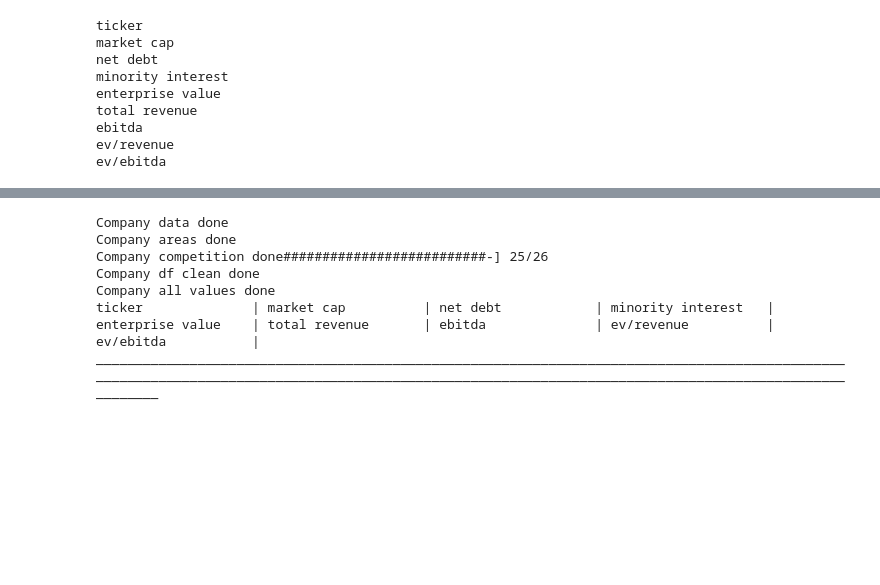
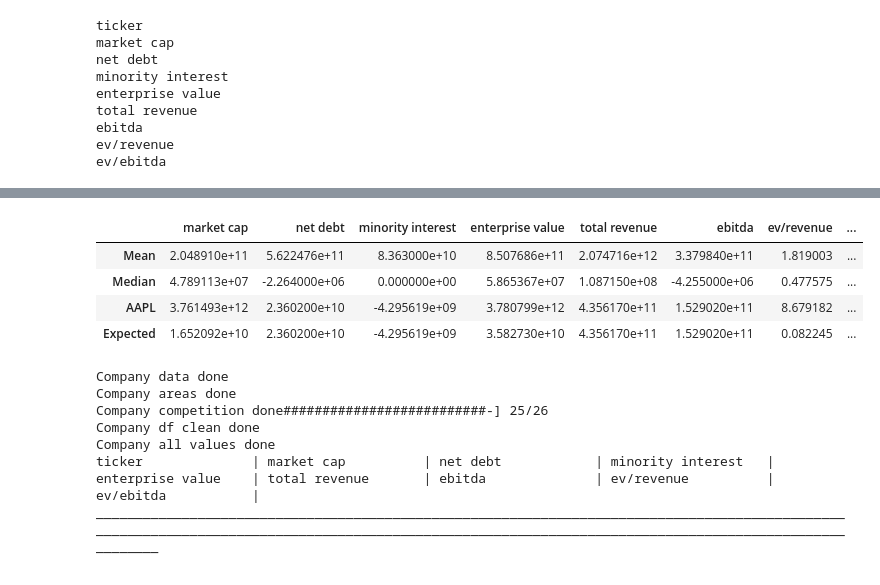
Before and after one commit to ikergomezgarza/Empezando, a Jupyter notebook: proyects/P6_relative_valuation/l6_learn.ipynb, the cells around one changed output, grey strips where cells are left out. Drawn from its saved outputs; the diff is of its cells as text; code cells hidden in the pictures; blank space fills up the shorter version.

```diff
--- a/proyects/P6_relative_valuation/l6_learn.ipynb
+++ b/proyects/P6_relative_valuation/l6_learn.ipynb
@@ -397,0 +391,29 @@ all_dataframes
+# %%
+df= all_dataframes["direct competition"]
+df = df.set_index("ticker")
+df.head()
+
+df = df.drop(columns=["shares", "price"])
+stocks  = df.loc["AAPL"]
+means   = df.mean(numeric_only=True)
+medians = df.median(numeric_only=True)
+expected  = df.loc["AAPL"].copy()
+expected["enterprise value"]= stocks["ebitda"] * medians["ev/ebitda"]
+expected["market cap"]= expected["enterprise value"] - stocks["net debt"] - stocks["minority interest"]
+expected["ev/ebitda"]= medians["ev/ebitda"]
+expected["ev/revenue"]= expected["enterprise value"] / expected["total revenue"]
+
+comparison_df = pd.DataFrame({
+    "Mean":     means,
+    "Median":   medians,
+    "AAPL":     stocks,
+    "Expected": expected,
+}).T
+
+comparison_df.head()
+# %% [output]
+|  | market cap | net debt | minority interest | enterprise value | total revenue | ebitda | ev/revenue | ... |
+| Mean | 2.048910e+11 | 5.622476e+11 | 8.363000e+10 | 8.507686e+11 | 2.074716e+12 | 3.379840e+11 | 1.819003 | ... |
+| Median | 4.789113e+07 | -2.264000e+06 | 0.000000e+00 | 5.865367e+07 | 1.087150e+08 | -4.255000e+06 | 0.477575 | ... |
+| AAPL | 3.761493e+12 | 2.360200e+10 | -4.295619e+09 | 3.780799e+12 | 4.356170e+11 | 1.529020e+11 | 8.679182 | ... |
+| Expected | 1.652092e+10 | 2.360200e+10 | -4.295619e+09 | 3.582730e+10 | 4.356170e+11 | 1.529020e+11 | 0.082245 | ... |
```
Also changed, not shown: parts of 10 cells of this notebook, 3 other files.
